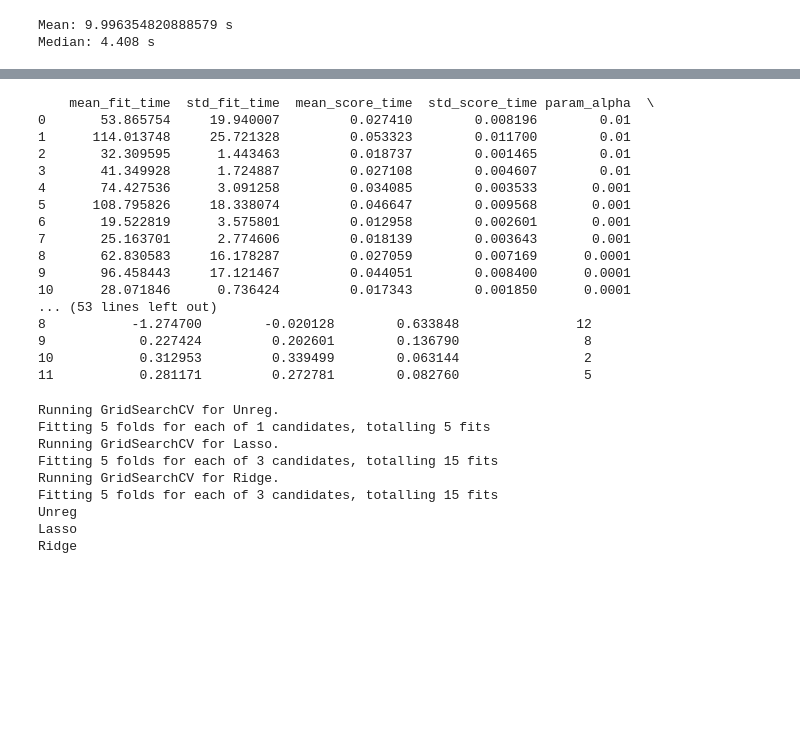
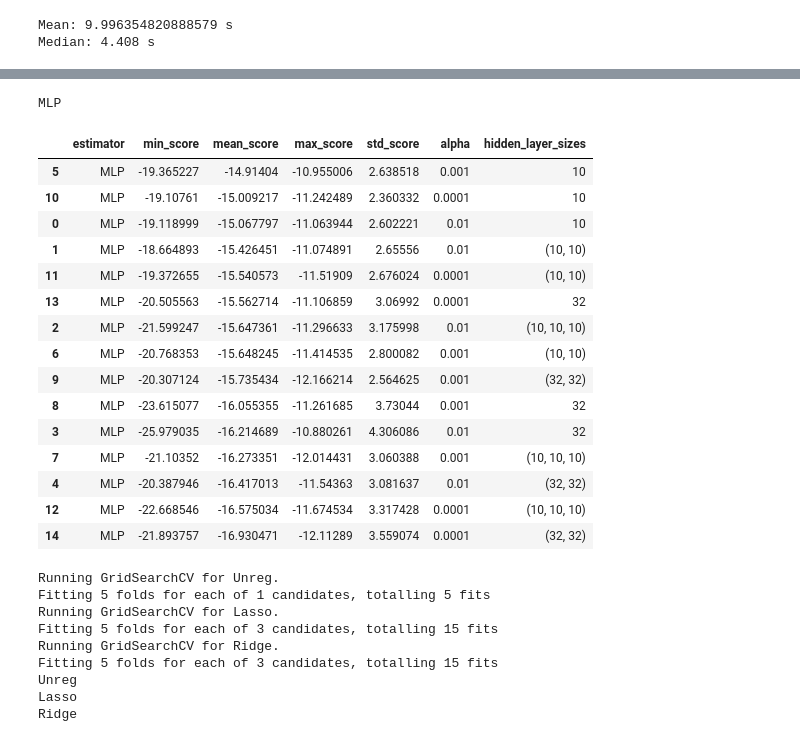
Before and after one commit to ztucker4/ECE219_Winter2021, a Jupyter notebook: Project_4/Project_4.ipynb, the cells around one changed output, grey strips where cells are left out. Drawn from its saved outputs; the diff is of its cells as text; code cells hidden in the pictures; blank space fills up the shorter version.

```diff
--- a/Project_4/Project_4.ipynb
+++ b/Project_4/Project_4.ipynb
@@ -258,7 +259,7 @@ from sklearn.feature_selection import mutual_info_regression, f_regression, Sele
 
 #Currently using ~3/4 of all features from mutual_info_regression - I have no idea how many we should be using
 
-fraction_of_total = 0.75
+fraction_of_total = 1
 num_feat_suic = int(np.floor(fraction_of_total * suic_df_preprocessed.shape[1]))
 score_func_suic = mutual_info_regression
 #score_func_suic = f_regression
@@ -367,11 +368,11 @@ class EstimatorSelectionHelper:
 from sklearn.neural_network import MLPRegressor
 from sklearn.model_selection import GridSearchCV
 
-nn_classifier = MLPRegressor(activation="relu", validation_fraction=0, max_iter=500)
+nn_classifier = MLPRegressor(activation="relu", validation_fraction=0, max_iter=400)
 
 #Try varying depths, # of neurons, regression strength
 params = {
-    'hidden_layer_sizes': [(64, 64),(64, 64, 64), (32, 32), (32, 32, 32)],
+    'hidden_layer_sizes': [(10), (10, 10), (10, 10, 10), (32), (32, 32)],
     'alpha': [0.01, 0.001, 0.0001]
 }
 
@@ -383,12 +384,33 @@ params_in = {
     'MLP': params
 }
 
+
 grid_search = EstimatorSelectionHelper(models_in, params_in)
-grid_search.fit(suic_data_ready, labels_suic, n_jobs=1, cv=5)
-grid_search.score_summary(sort_by='max_score')
+grid_search.fit(suic_data_ready, labels_suic, n_jobs=-1, cv=10, scoring='neg_root_mean_squared_error')
+grid_search.score_summary(sort_by='mean_score')
+
+
+"""
+grid_search = EstimatorSelectionHelper(models_in, params_in)
+grid_search.fit(bike_data_ready, labels_bike, n_jobs=-1, cv=10, scoring='neg_root_mean_squared_error')
+grid_search.score_summary(sort_by='mean_score')
+
+
+grid_search = EstimatorSelectionHelper(models_in, params_in)
+grid_search.fit(vid_data_ready, labels_vid, n_jobs=-1, cv=10, scoring='neg_root_mean_squared_error')
+grid_search.score_summary(sort_by='mean_score')
+"""
 
 #clf = GridSearchCV(nn_classifier, params, n_jobs=1, cv=5)
 #clf.fit(suic_data_ready, labels_suic)
 #print(clf.score_summary(sort_by='max_score'))
+
+#400 iterations
+#MLP 0.01, 32, mean_score = 15.9494
+#MLP 0.0001, 32, mean_score = 16.0962
+#MLP 0.0001, 10, mean_score = 15.2268
+#MLP 0.01, 10, mean_score = 15.2885
+
+#
 # %% [output]
 Running GridSearchCV for MLP.
@@ -412,23 +423,23 @@ MLP
-# %%
-print(pd.DataFrame(clf.cv_results_))
-# %% [output]
-    mean_fit_time  std_fit_time  mean_score_time  std_score_time param_alpha  \
-0       53.865754     19.940007         0.027410        0.008196        0.01
-1      114.013748     25.721328         0.053323        0.011700        0.01
-2       32.309595      1.443463         0.018737        0.001465        0.01
-3       41.349928      1.724887         0.027108        0.004607        0.01
-4       74.427536      3.091258         0.034085        0.003533       0.001
-5      108.795826     18.338074         0.046647        0.009568       0.001
-6       19.522819      3.575801         0.012958        0.002601       0.001
-7       25.163701      2.774606         0.018139        0.003643       0.001
-8       62.830583     16.178287         0.027059        0.007169      0.0001
-9       96.458443     17.121467         0.044051        0.008400      0.0001
-10      28.071846      0.736424         0.017343        0.001850      0.0001
-... (53 lines left out)
-8           -1.274700        -0.020128        0.633848               12
-9            0.227424         0.202601        0.136790                8
-10           0.312953         0.339499        0.063144                2
-11           0.281171         0.272781        0.082760                5
+# %%
+grid_search.score_summary(sort_by='mean_score')
+# %% [output]
+MLP
+|  | estimator | min_score | mean_score | max_score | std_score | alpha | hidden_layer_sizes |
+| 5 | MLP | -19.365227 | -14.91404 | -10.955006 | 2.638518 | 0.001 | 10 |
+| 10 | MLP | -19.10761 | -15.009217 | -11.242489 | 2.360332 | 0.0001 | 10 |
+| 0 | MLP | -19.118999 | -15.067797 | -11.063944 | 2.602221 | 0.01 | 10 |
+| 1 | MLP | -18.664893 | -15.426451 | -11.074891 | 2.65556 | 0.01 | (10, 10) |
+| 11 | MLP | -19.372655 | -15.540573 | -11.51909 | 2.676024 | 0.0001 | (10, 10) |
+| 13 | MLP | -20.505563 | -15.562714 | -11.106859 | 3.06992 | 0.0001 | 32 |
+| 2 | MLP | -21.599247 | -15.647361 | -11.296633 | 3.175998 | 0.01 | (10, 10, 10) |
+| 6 | MLP | -20.768353 | -15.648245 | -11.414535 | 2.800082 | 0.001 | (10, 10) |
+| 9 | MLP | -20.307124 | -15.735434 | -12.166214 | 2.564625 | 0.001 | (32, 32) |
+| 8 | MLP | -23.615077 | -16.055355 | -11.261685 | 3.73044 | 0.001 | 32 |
+| 3 | MLP | -25.979035 | -16.214689 | -10.880261 | 4.306086 | 0.01 | 32 |
+| 7 | MLP | -21.10352 | -16.273351 | -12.014431 | 3.060388 | 0.001 | (10, 10, 10) |
+| 4 | MLP | -20.387946 | -16.417013 | -11.54363 | 3.081637 | 0.01 | (32, 32) |
+| 12 | MLP | -22.668546 | -16.575034 | -11.674534 | 3.317428 | 0.0001 | (10, 10, 10) |
+| 14 | MLP | -21.893757 | -16.930471 | -12.11289 | 3.559074 | 0.0001 | (32, 32) |
 # %%
 #Linear Regression
 #Q10
```
Also changed, not shown: parts of 5 cells of this notebook.
